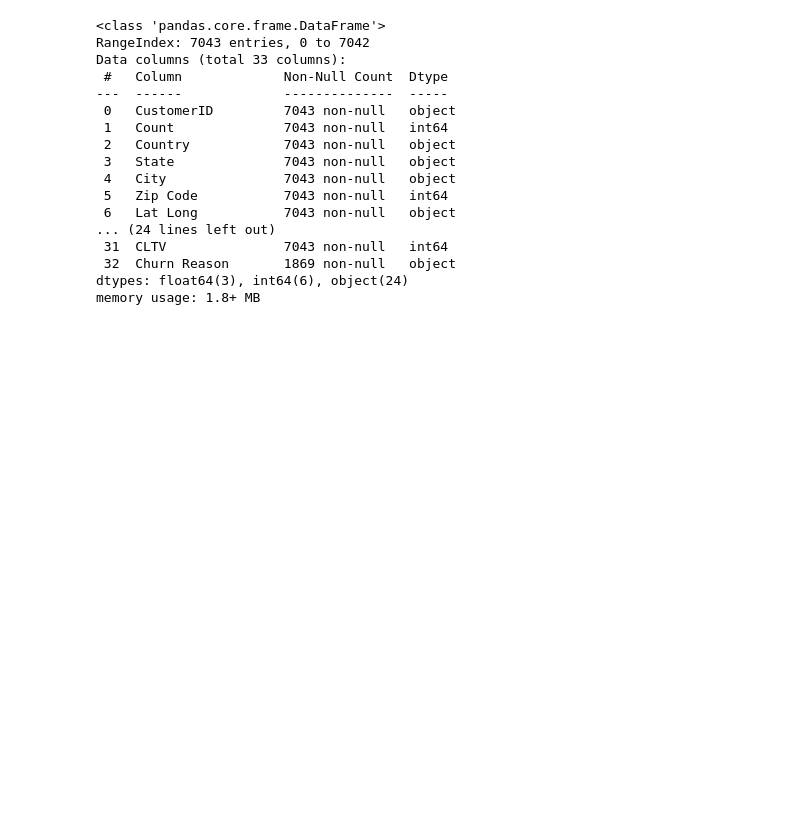
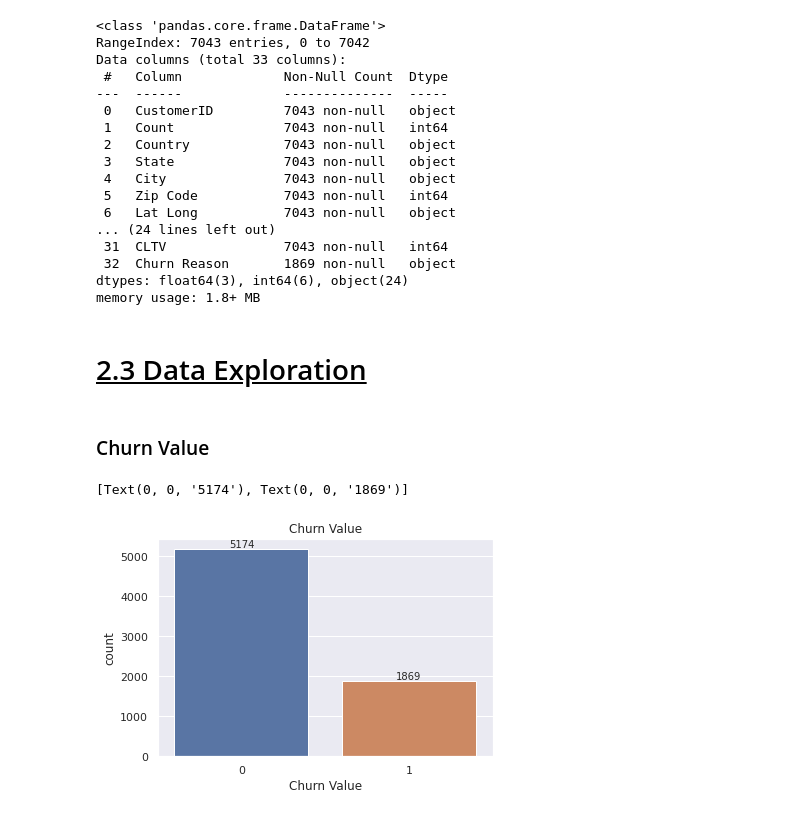
Before and after one commit to sali-129/Assignment-4---Iteration-4, a Jupyter notebook: JupyterNotebook/Untitled.ipynb, the cells around one changed output. Cells and saved outputs as stored; diff of their text form; code cells hidden in the pictures; blank space fills up the shorter version.

Commit message:
Step 2.3 Data Exploration

```diff
--- a/JupyterNotebook/Untitled.ipynb
+++ b/JupyterNotebook/Untitled.ipynb
@@ -84,3 +84,28 @@ Data columns (total 33 columns):
  32  Churn Reason       1869 non-null   object
 dtypes: float64(3), int64(6), object(24)
 memory usage: 1.8+ MB
+# %% [markdown]
+<h1><u>2.3 Data Exploration</u></h1>
+# %%
+#Import all necessary libraries in order to visualize
+
+import seaborn as sns
+sns.set(color_codes=True) #Setting color_codes = True gives us colors for better visualization
+# %%
+#Making a copy of our original dataset and replacing the null values within each column to "Missing"
+
+df_null_replaced = df.copy() #Creating a copy of the original data-frame
+df_null_replaced.fillna(value = "Missing", inplace = True) #Replacing null values with "Missing"
+# %% [markdown]
+<h3>Churn Value</h3>
+# %%
+plotData = df_null_replaced
+columnName = "Churn Value"
+
+
+plot = sns.countplot(x=columnName, data = plotData)
+plot.set(title = columnName) ##Showns The Column Name
+plot.bar_label(plot.containers[0]) ##Shows the Count on the bar
+# %% [output]
+[Text(0, 0, '5174'), Text(0, 0, '1869')]
+[figure, added]
```
Also changed, not shown: parts of 42 cells of this notebook.
